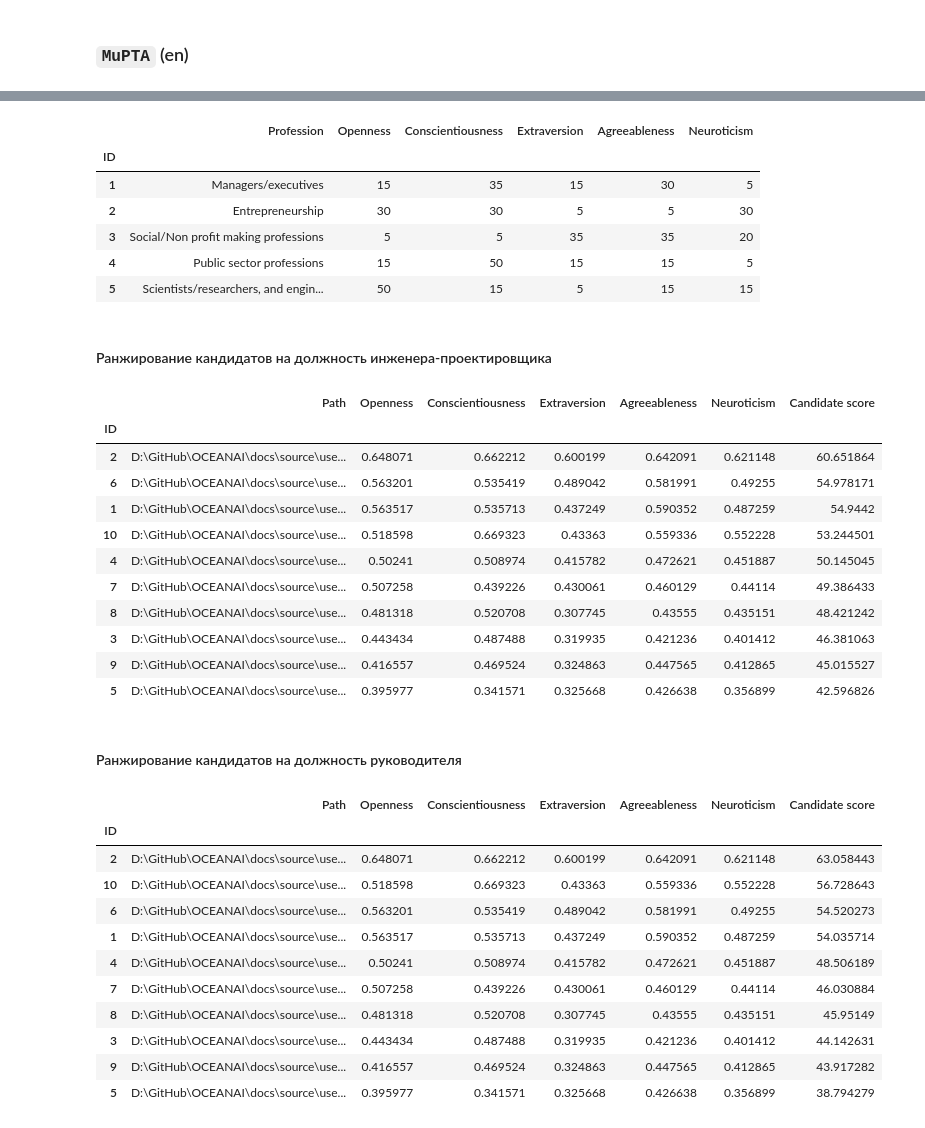
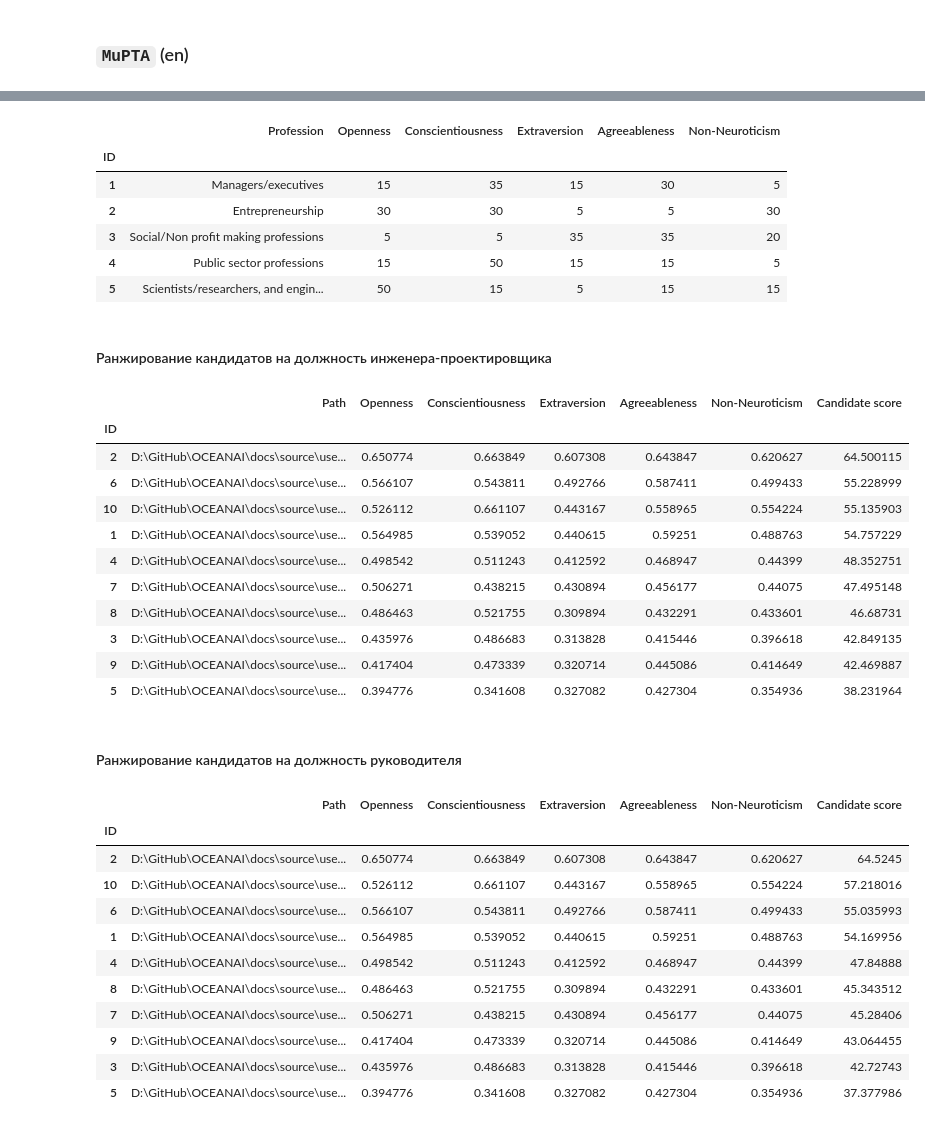
Before and after one commit to aimclub/OCEANAI, a Jupyter notebook: docs/source/user_guide/notebooks/Pipeline_practical_task_1.ipynb, the cells around one changed output, grey strips where cells are left out. Drawn from its saved outputs; the diff is of its cells as text; code cells hidden in the pictures.

```diff
--- a/docs/source/user_guide/notebooks/Pipeline_practical_task_1.ipynb
+++ b/docs/source/user_guide/notebooks/Pipeline_practical_task_1.ipynb
@@ -591,6 +719,6 @@ True
 # %%
 # Загрузка датафрейма с весовыми коэффициентами
-url = 'https://download.sberdisk.ru/download/file/429714820?token=M7fLsRLWvQH39ka&filename=traits_priority_for_professions.csv'
+url = 'https://download.sberdisk.ru/download/file/478675798?token=fF5fNZVpthQlEV0&filename=traits_priority_for_professions.csv'
 traits_priority_for_professions = pd.read_csv(url)
 
 traits_priority_for_professions.index.name = 'ID'
@@ -599,7 +727,7 @@ traits_priority_for_professions.index = traits_priority_for_professions.index.ma
 
 traits_priority_for_professions
 # %% [output]
-|  | Profession | Openness | Conscientiousness | Extraversion | Agreeableness | Neuroticism |
+|  | Profession | Openness | Conscientiousness | Extraversion | Agreeableness | Non-Neuroticism |
 | ID |  |  |  |  |  |  |
 | 1 | Managers/executives | 15 | 35 | 15 | 30 | 5 |
 | 2 | Entrepreneurship | 30 | 30 | 5 | 5 | 30 |
@@ -617,54 +745,54 @@ _b5._candidate_ranking(
     weigths_conscientiousness = weights[1],
     weigths_extraversion = weights[2],
     weigths_agreeableness = weights[3],
-    weigths_neuroticism = weights[4],
+    weigths_non_neuroticism = weights[4],
     out = False
 )
 
-_b5._save_logs(df = _b5.df_files_ranking_, name = 'candidate_ranking_engineers', out = True)
+_b5._save_logs(df = _b5.df_files_ranking_, name = 'engineer_candidate_ranking_mupta_en', out = True)
 
 _b5.df_files_ranking_
 # %% [output]
-|  | Path | Openness | Conscientiousness | Extraversion | Agreeableness | Neuroticism | Candidate score |
+|  | Path | Openness | Conscientiousness | Extraversion | Agreeableness | Non-Neuroticism | Candidate score |
 | ID |  |  |  |  |  |  |  |
-| 2 | D:\GitHub\OCEANAI\docs\source\use... | 0.648071 | 0.662212 | 0.600199 | 0.642091 | 0.621148 | 60.651864 |
-| 6 | D:\GitHub\OCEANAI\docs\source\use... | 0.563201 | 0.535419 | 0.489042 | 0.581991 | 0.49255 | 54.978171 |
-| 1 | D:\GitHub\OCEANAI\docs\source\use... | 0.563517 | 0.535713 | 0.437249 | 0.590352 | 0.487259 | 54.9442 |
-| 10 | D:\GitHub\OCEANAI\docs\source\use... | 0.518598 | 0.669323 | 0.43363 | 0.559336 | 0.552228 | 53.244501 |
-| 4 | D:\GitHub\OCEANAI\docs\source\use... | 0.50241 | 0.508974 | 0.415782 | 0.472621 | 0.451887 | 50.145045 |
-| 7 | D:\GitHub\OCEANAI\docs\source\use... | 0.507258 | 0.439226 | 0.430061 | 0.460129 | 0.44114 | 49.386433 |
-| 8 | D:\GitHub\OCEANAI\docs\source\use... | 0.481318 | 0.520708 | 0.307745 | 0.43555 | 0.435151 | 48.421242 |
-| 3 | D:\GitHub\OCEANAI\docs\source\use... | 0.443434 | 0.487488 | 0.319935 | 0.421236 | 0.401412 | 46.381063 |
-| 9 | D:\GitHub\OCEANAI\docs\source\use... | 0.416557 | 0.469524 | 0.324863 | 0.447565 | 0.412865 | 45.015527 |
-| 5 | D:\GitHub\OCEANAI\docs\source\use... | 0.395977 | 0.341571 | 0.325668 | 0.426638 | 0.356899 | 42.596826 |
+| 2 | D:\GitHub\OCEANAI\docs\source\use... | 0.650774 | 0.663849 | 0.607308 | 0.643847 | 0.620627 | 64.500115 |
+| 6 | D:\GitHub\OCEANAI\docs\source\use... | 0.566107 | 0.543811 | 0.492766 | 0.587411 | 0.499433 | 55.228999 |
+| 10 | D:\GitHub\OCEANAI\docs\source\use... | 0.526112 | 0.661107 | 0.443167 | 0.558965 | 0.554224 | 55.135903 |
+| 1 | D:\GitHub\OCEANAI\docs\source\use... | 0.564985 | 0.539052 | 0.440615 | 0.59251 | 0.488763 | 54.757229 |
+| 4 | D:\GitHub\OCEANAI\docs\source\use... | 0.498542 | 0.511243 | 0.412592 | 0.468947 | 0.44399 | 48.352751 |
+| 7 | D:\GitHub\OCEANAI\docs\source\use... | 0.506271 | 0.438215 | 0.430894 | 0.456177 | 0.44075 | 47.495148 |
+| 8 | D:\GitHub\OCEANAI\docs\source\use... | 0.486463 | 0.521755 | 0.309894 | 0.432291 | 0.433601 | 46.68731 |
+| 3 | D:\GitHub\OCEANAI\docs\source\use... | 0.435976 | 0.486683 | 0.313828 | 0.415446 | 0.396618 | 42.849135 |
+| 9 | D:\GitHub\OCEANAI\docs\source\use... | 0.417404 | 0.473339 | 0.320714 | 0.445086 | 0.414649 | 42.469887 |
+| 5 | D:\GitHub\OCEANAI\docs\source\use... | 0.394776 | 0.341608 | 0.327082 | 0.427304 | 0.354936 | 38.231964 |
 # %% [markdown]
 #### Ранжирование кандидатов на должность руководителя
 # %%
 weights = traits_priority_for_professions.iloc[0].values[1:]
 weights = list(map(int, weights))
 
 _b5._candidate_ranking(
     weigths_openness = weights[0],
     weigths_conscientiousness = weights[1],
     weigths_extraversion = weights[2],
     weigths_agreeableness = weights[3],
-    weigths_neuroticism = weights[4],
+    weigths_non_neuroticism = weights[4],
     out = False
 )
 
-_b5._save_logs(df = _b5.df_files_ranking_, name = 'candidate_ranking_executives', out = True)
+_b5._save_logs(df = _b5.df_files_ranking_, name = 'executive_candidate_ranking_mupta_en', out = True)
 
 _b5.df_files_ranking_
 # %% [output]
-|  | Path | Openness | Conscientiousness | Extraversion | Agreeableness | Neuroticism | Candidate score |
+|  | Path | Openness | Conscientiousness | Extraversion | Agreeableness | Non-Neuroticism | Candidate score |
 | ID |  |  |  |  |  |  |  |
-| 2 | D:\GitHub\OCEANAI\docs\source\use... | 0.648071 | 0.662212 | 0.600199 | 0.642091 | 0.621148 | 63.058443 |
-| 10 | D:\GitHub\OCEANAI\docs\source\use... | 0.518598 | 0.669323 | 0.43363 | 0.559336 | 0.552228 | 56.728643 |
-| 6 | D:\GitHub\OCEANAI\docs\source\use... | 0.563201 | 0.535419 | 0.489042 | 0.581991 | 0.49255 | 54.520273 |
-| 1 | D:\GitHub\OCEANAI\docs\source\use... | 0.563517 | 0.535713 | 0.437249 | 0.590352 | 0.487259 | 54.035714 |
-| 4 | D:\GitHub\OCEANAI\docs\source\use... | 0.50241 | 0.508974 | 0.415782 | 0.472621 | 0.451887 | 48.506189 |
-| 7 | D:\GitHub\OCEANAI\docs\source\use... | 0.507258 | 0.439226 | 0.430061 | 0.460129 | 0.44114 | 46.030884 |
-| 8 | D:\GitHub\OCEANAI\docs\source\use... | 0.481318 | 0.520708 | 0.307745 | 0.43555 | 0.435151 | 45.95149 |
-| 3 | D:\GitHub\OCEANAI\docs\source\use... | 0.443434 | 0.487488 | 0.319935 | 0.421236 | 0.401412 | 44.142631 |
-| 9 | D:\GitHub\OCEANAI\docs\source\use... | 0.416557 | 0.469524 | 0.324863 | 0.447565 | 0.412865 | 43.917282 |
-| 5 | D:\GitHub\OCEANAI\docs\source\use... | 0.395977 | 0.341571 | 0.325668 | 0.426638 | 0.356899 | 38.794279 |
+| 2 | D:\GitHub\OCEANAI\docs\source\use... | 0.650774 | 0.663849 | 0.607308 | 0.643847 | 0.620627 | 64.5245 |
+| 10 | D:\GitHub\OCEANAI\docs\source\use... | 0.526112 | 0.661107 | 0.443167 | 0.558965 | 0.554224 | 57.218016 |
+| 6 | D:\GitHub\OCEANAI\docs\source\use... | 0.566107 | 0.543811 | 0.492766 | 0.587411 | 0.499433 | 55.035993 |
+| 1 | D:\GitHub\OCEANAI\docs\source\use... | 0.564985 | 0.539052 | 0.440615 | 0.59251 | 0.488763 | 54.169956 |
+| 4 | D:\GitHub\OCEANAI\docs\source\use... | 0.498542 | 0.511243 | 0.412592 | 0.468947 | 0.44399 | 47.84888 |
+| 8 | D:\GitHub\OCEANAI\docs\source\use... | 0.486463 | 0.521755 | 0.309894 | 0.432291 | 0.433601 | 45.343512 |
+| 7 | D:\GitHub\OCEANAI\docs\source\use... | 0.506271 | 0.438215 | 0.430894 | 0.456177 | 0.44075 | 45.28406 |
+| 9 | D:\GitHub\OCEANAI\docs\source\use... | 0.417404 | 0.473339 | 0.320714 | 0.445086 | 0.414649 | 43.064455 |
+| 3 | D:\GitHub\OCEANAI\docs\source\use... | 0.435976 | 0.486683 | 0.313828 | 0.415446 | 0.396618 | 42.72743 |
+| 5 | D:\GitHub\OCEANAI\docs\source\use... | 0.394776 | 0.341608 | 0.327082 | 0.427304 | 0.354936 | 37.377986 |
```
Also changed, not shown: parts of 27 cells of this notebook, 22 other files.
